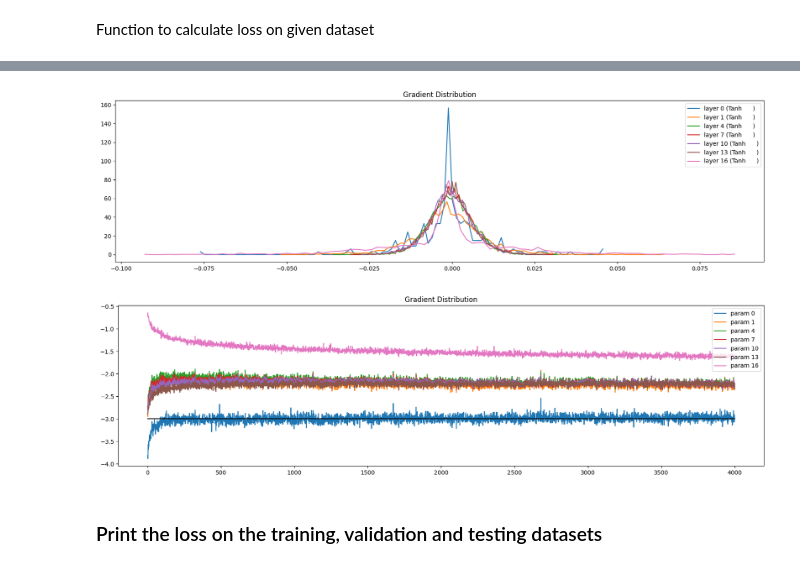
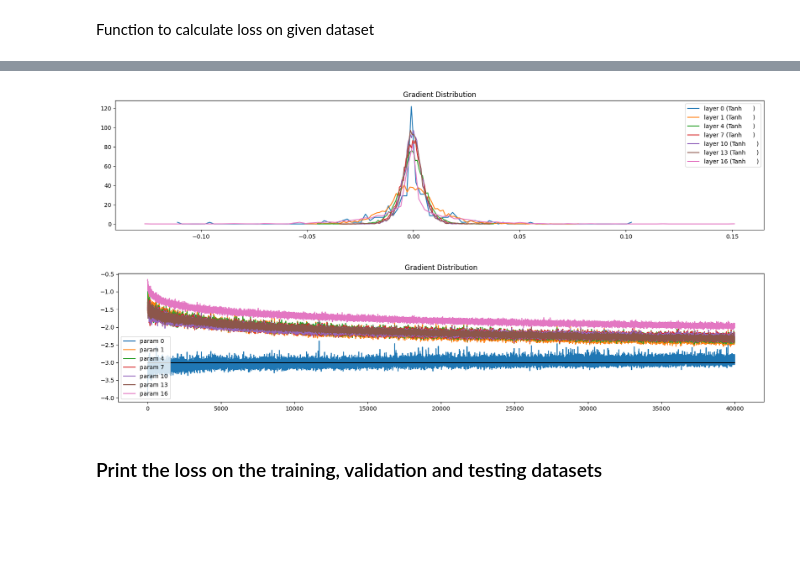
Before and after one commit to crpatil1901/NLPfun, a Jupyter notebook: ramilo torch.ipynb, the cells around one changed output, grey strips where cells are left out. Cells and saved outputs as stored; diff of their text form; code cells hidden in the pictures; blank space fills up the shorter version.

```diff
--- a/ramilo torch.ipynb
+++ b/ramilo torch.ipynb
@@ -161,7 +161,7 @@ with torch.no_grad():
     # apply gain to all other layers
     for layer in layers[:-1]:
         if isinstance(layer, Linear):
-            layer.weights *= 1.0
+            layer.weights *= 0.2
 
 parameters = [C] + [p for layer in layers for p in layer.parameters()]
 print(sum(p.nelement() for p in parameters)) # print total params
@@ -173,7 +173,7 @@ for p in parameters:
 losstrn = []
 ud = []
 # %%
-nitr = 4000
+nitr = 40000
 lrs = torch.linspace(0.1, 0.1, nitr)
 for g in range(nitr):
     # make minibatch
@@ -251,15 +254,13 @@ layer 14 (Tanh      ): mean +0.00, std 0.65, sat 1.72%
 # %%
-plt.figure(figsize=(20, 5))
+plt.figure(figsize=(20, 4)) # width and height of the plot
 legends = []
-for i, layer in enumerate(layers[:-1]):
-    if isinstance(layer, Tanh):
-        t = layer.out.grad
-        print(f'layer {i} ({layer.__class__.__name__:10s}): mean {t.mean():+.2f}, std {t.std():.2f}, sat {(t.abs() > 0.99).float().mean()*100:.2f}%')
-        hy, hx = torch.histogram(t, density=True)
-        plt.plot(hx[:-1].detach(), hy.detach())
-        legends.append(f'layer {i} ({layer.__class__.__name__:10s})')
-
-plt.legend(legends)
+for i, layer in enumerate(layers[:-1]): # note: exclude the output layer
+  if isinstance(layer, Tanh):
+    t = layer.out.grad
+    print('layer %d (%10s): mean %+f, std %e' % (i, layer.__class__.__name__, t.mean(), t.std()))
+    hy, hx = torch.histogram(t, density=True)
+    plt.plot(hx[:-1].detach(), hy.detach())
+    legends.append(f'layer {i} ({layer.__class__.__name__}')
+plt.legend(legends);
 plt.title('Gradient Distribution')
-plt.show()
 # %% [output]
@@ -272,20 +269,20 @@ layer 14 (Tanh      ): mean +0.00, std 0.00, sat 0.00%
 # %%
-plt.figure(figsize=(20, 5))
+plt.figure(figsize=(20, 4))
 legends = []
 for i, p in enumerate(parameters):
     t = p.grad
     if p.ndim == 2:
         hy, hx = torch.histogram(t, density=True)
         plt.plot(hx[:-1].detach(), hy.detach())
         legends.append(f'layer {i} ({layer.__class__.__name__:10s})')
 
 plt.legend(legends)
 plt.title('Gradient Distribution')
 plt.show()
 # %% [output]
-[figure, old version]
+[figure, new version]
 # %%
-plt.figure(figsize=(20, 5))
+plt.figure(figsize=(20, 4))
 legends = []
 for i, p in enumerate(parameters):
     if p.ndim == 2:
@@ -297,7 +294,7 @@ plt.legend(legends)
 plt.title('Gradient Distribution')
 plt.show()
 # %% [output]
-[figure, old version]
+[figure, new version]
 # %% [markdown]
 ### Print the loss on the training, validation and testing datasets
 # %%
```
Also changed, not shown: parts of 6 cells of this notebook.
